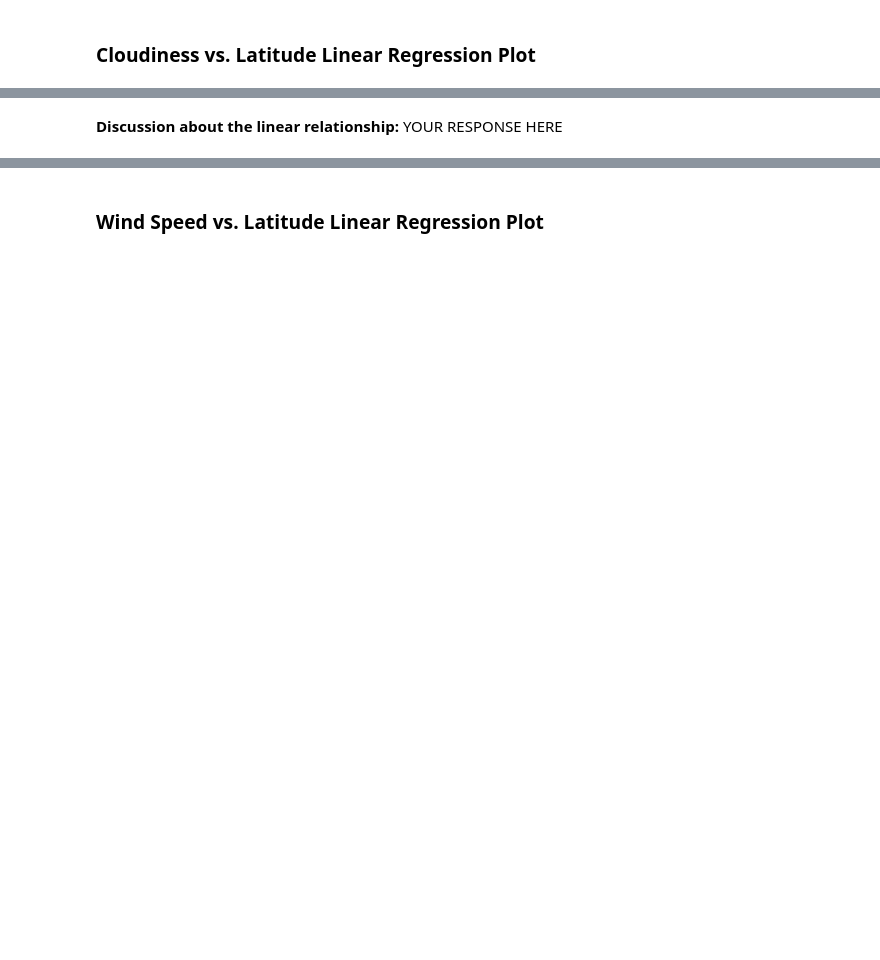
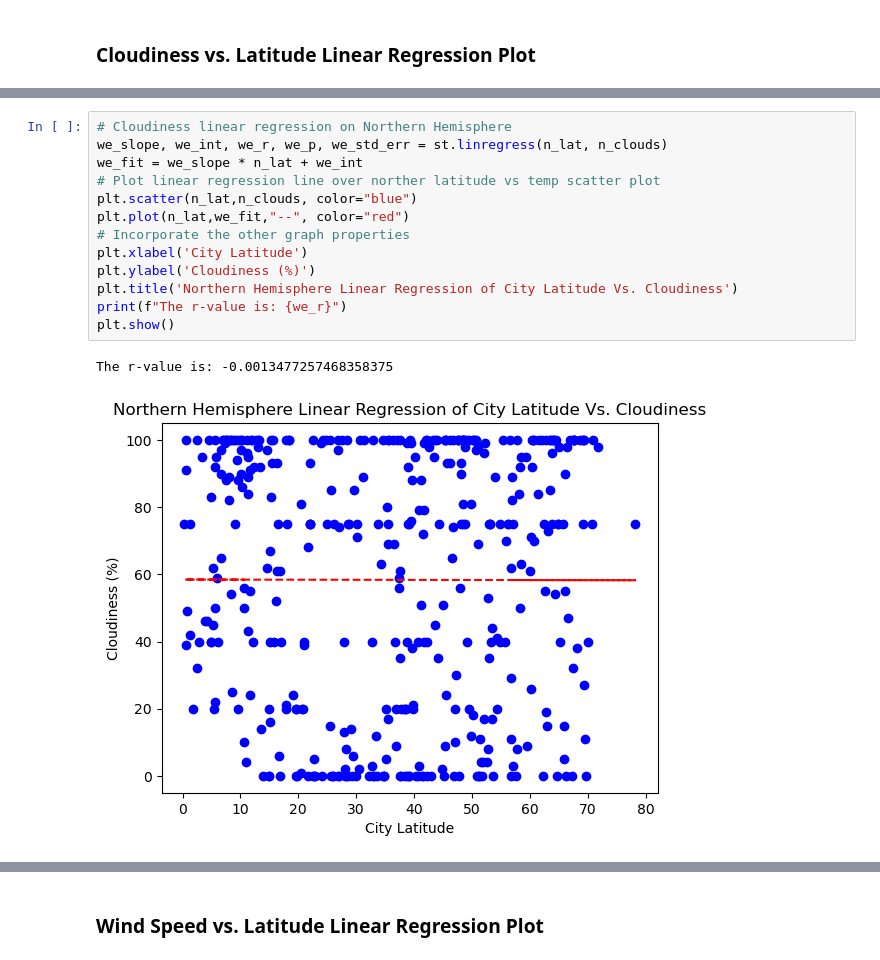
Before and after one commit to CRFitzgerald/python-api-challenge, a Jupyter notebook: WeatherPy/WeatherPy.ipynb, the cells around one changed output, grey strips where cells are left out. Saved outputs shown, nothing was run; the diff lists cells and outputs as text; blank space fills up the shorter version.

```diff
--- a/WeatherPy/WeatherPy.ipynb
+++ b/WeatherPy/WeatherPy.ipynb
@@ -410,2 +435,16 @@ The r-value is: 0.02056735429994368
-# %% [markdown]
-**Discussion about the linear relationship:** YOUR RESPONSE HERE
+# %%
+# Cloudiness linear regression on Northern Hemisphere
+we_slope, we_int, we_r, we_p, we_std_err = st.linregress(n_lat, n_clouds)
+we_fit = we_slope * n_lat + we_int
+# Plot linear regression line over norther latitude vs temp scatter plot
+plt.scatter(n_lat,n_clouds, color="blue")
+plt.plot(n_lat,we_fit,"--", color="red")
+# Incorporate the other graph properties
+plt.xlabel('City Latitude')
+plt.ylabel('Cloudiness (%)')
+plt.title('Northern Hemisphere Linear Regression of City Latitude Vs. Cloudiness')
+print(f"The r-value is: {we_r}")
+plt.show()
+# %% [output]
+The r-value is: -0.0013477257468358375
+[figure, added]
```
Also changed, not shown: parts of 23 cells of this notebook.
